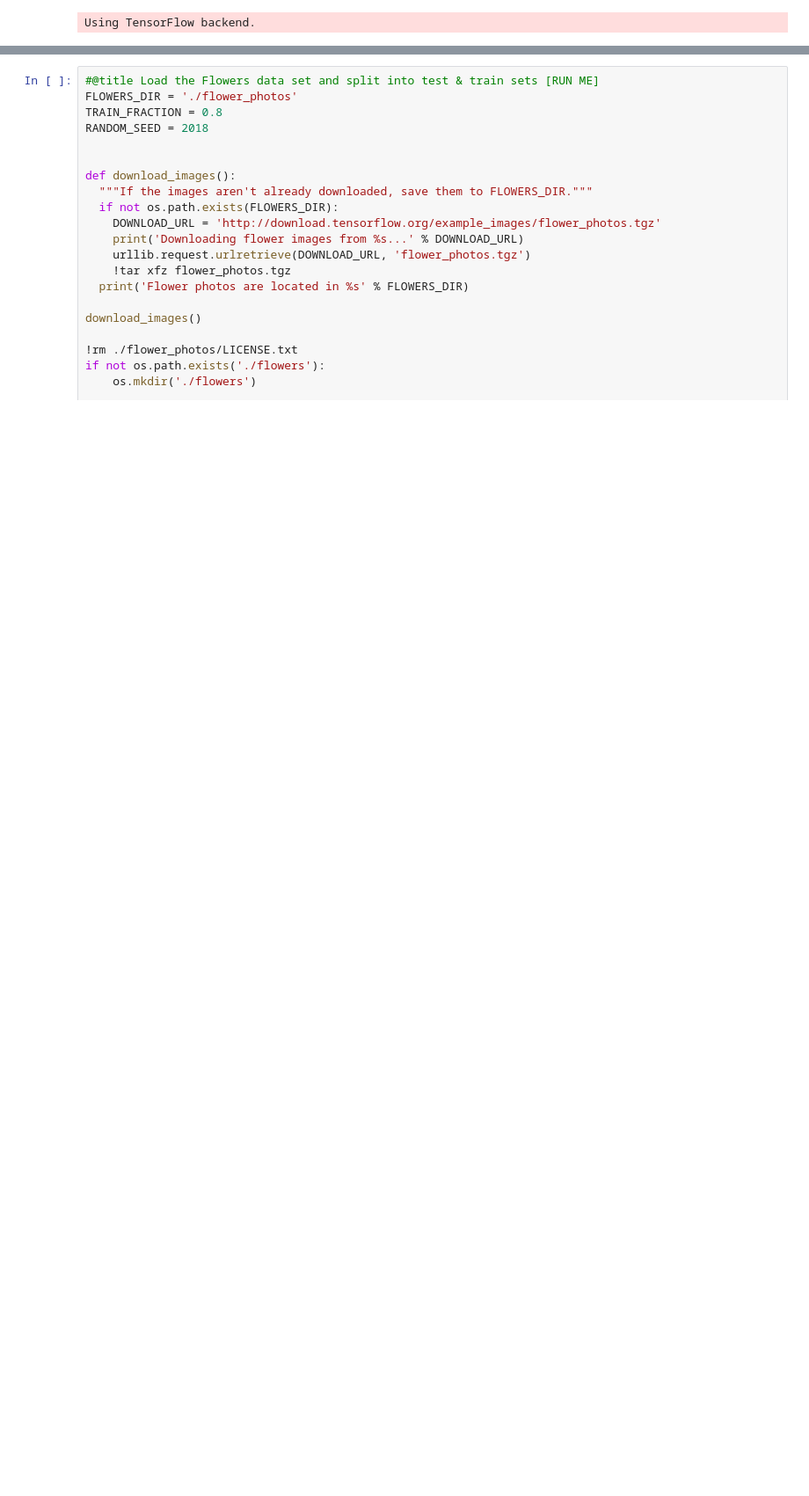
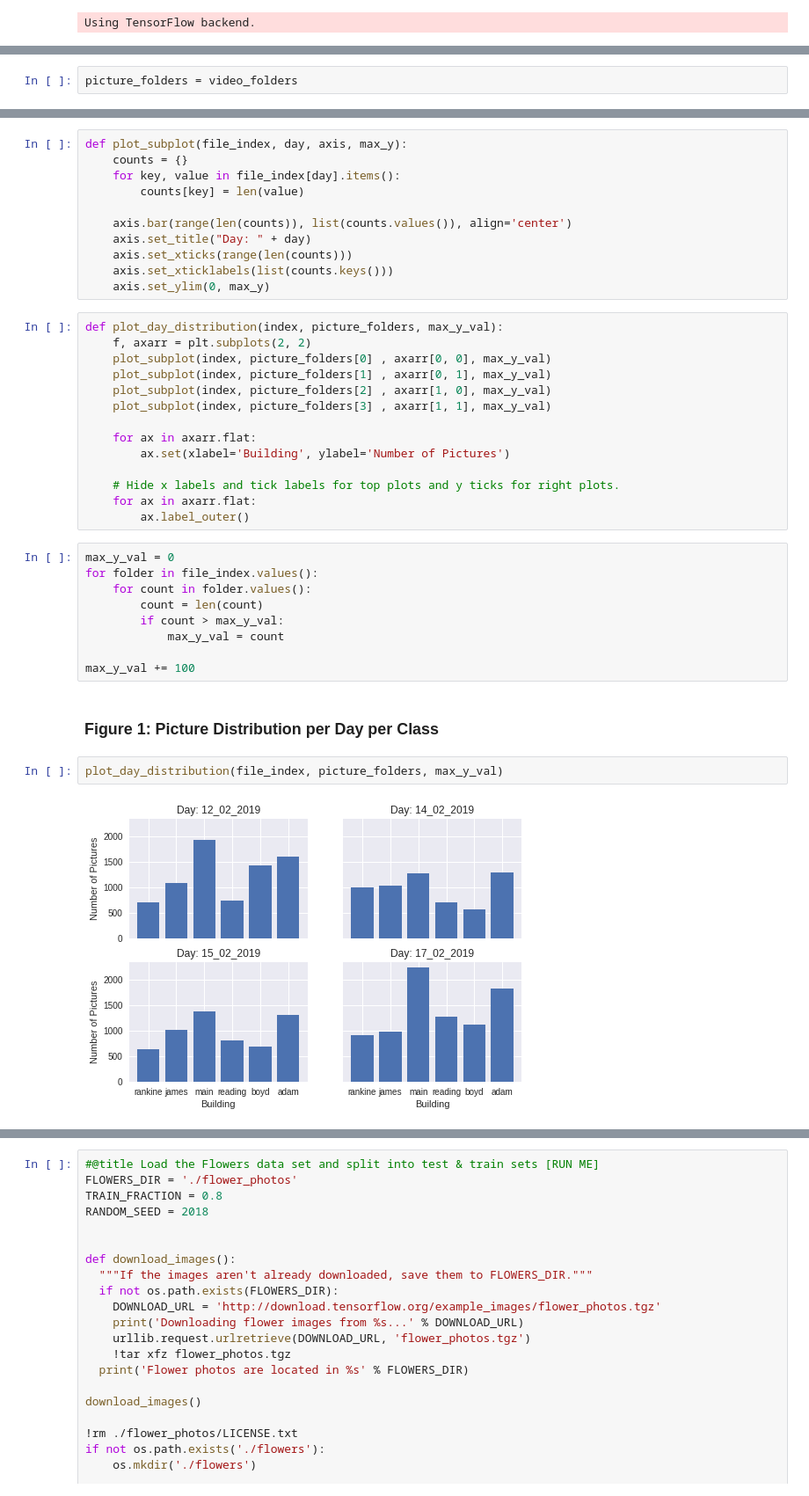
Before and after one commit to Andrew-Mackay/building_classifier, a Jupyter notebook: notebooks/AX-2019.ipynb, the cells around one changed output, grey strips where cells are left out. Shown at 88% size. Cells and saved outputs as stored; diff of their text form; blank space fills up the shorter version.

```diff
--- a/notebooks/AX-2019.ipynb
+++ b/notebooks/AX-2019.ipynb
@@ -179,0 +215,2 @@ Total: 7493
+# %%
+picture_folders = video_folders
@@ -179,0 +232,40 @@ Total: 7493
+# %%
+def plot_subplot(file_index, day, axis, max_y):
+    counts = {}
+    for key, value in file_index[day].items():
+        counts[key] = len(value)
+
+    axis.bar(range(len(counts)), list(counts.values()), align='center')
+    axis.set_title("Day: " + day)
+    axis.set_xticks(range(len(counts)))
+    axis.set_xticklabels(list(counts.keys()))
+    axis.set_ylim(0, max_y)
+# %%
+def plot_day_distribution(index, picture_folders, max_y_val):
+    f, axarr = plt.subplots(2, 2)
+    plot_subplot(index, picture_folders[0] , axarr[0, 0], max_y_val)
+    plot_subplot(index, picture_folders[1] , axarr[0, 1], max_y_val)
+    plot_subplot(index, picture_folders[2] , axarr[1, 0], max_y_val)
+    plot_subplot(index, picture_folders[3] , axarr[1, 1], max_y_val)
+
+    for ax in axarr.flat:
+        ax.set(xlabel='Building', ylabel='Number of Pictures')
+
+    # Hide x labels and tick labels for top plots and y ticks for right plots.
+    for ax in axarr.flat:
+        ax.label_outer()
+# %%
+max_y_val = 0
+for folder in file_index.values():
+    for count in folder.values():
+        count = len(count)
+        if count > max_y_val:
+            max_y_val = count
+
+max_y_val += 100
+# %% [markdown]
+### Figure 1: Picture Distribution per Day per Class
+# %%
+plot_day_distribution(file_index, picture_folders, max_y_val)
+# %% [output]
+[figure, added]
```
Also changed, not shown: parts of 49 cells of this notebook.
